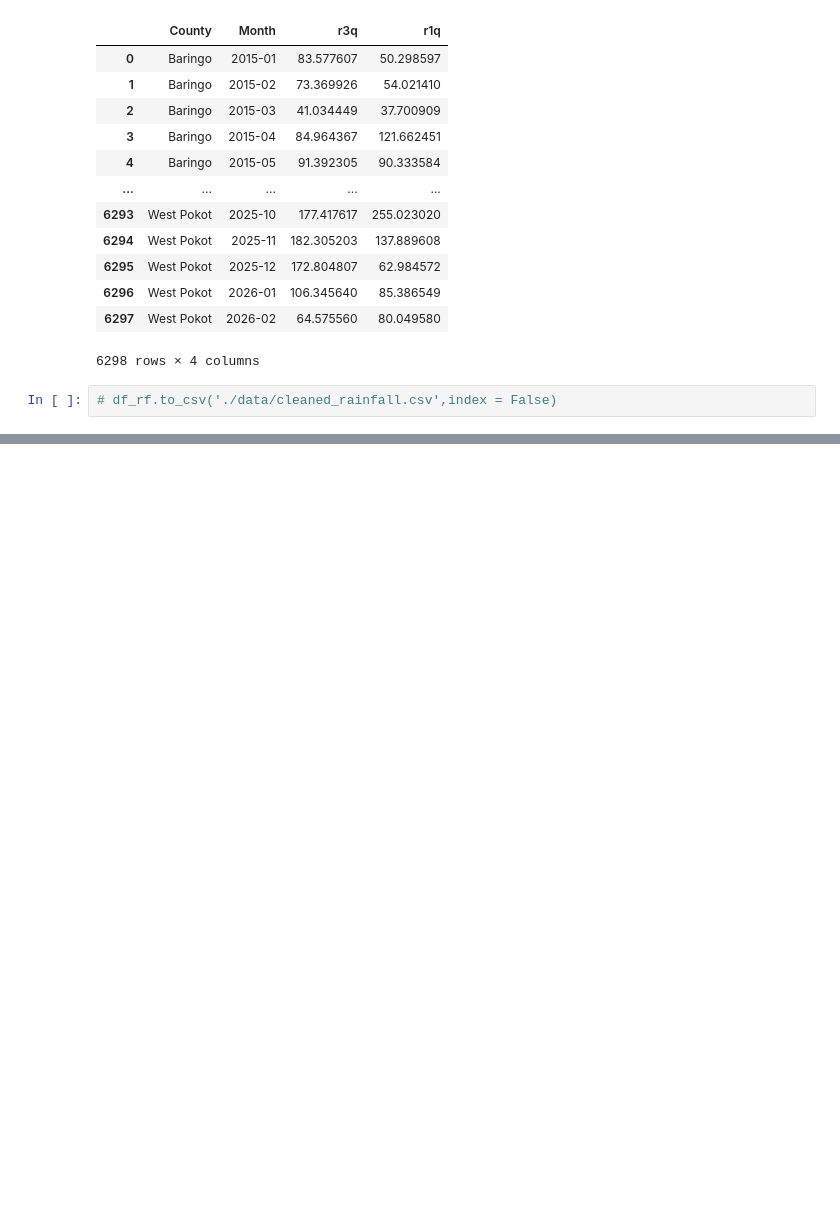
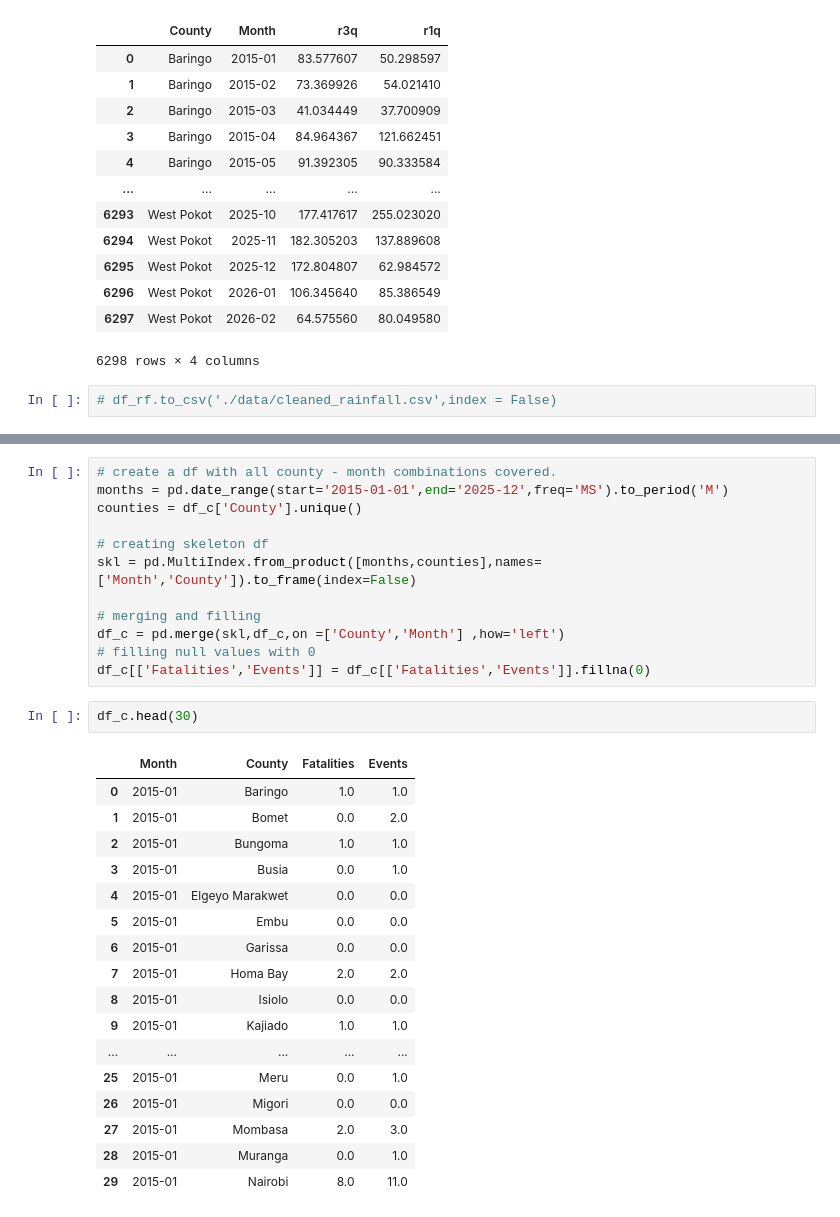
Before and after one commit to MrDenzy/PHASE-5-PROJECT---PREDICTING-FOOD-INSECURITY, a Jupyter notebook: notebooks/data_explore.ipynb, the cells around one changed output, grey strips where cells are left out. Saved outputs shown, nothing was run; the diff lists cells and outputs as text; blank space fills up the shorter version.

```diff
--- a/notebooks/data_explore.ipynb
+++ b/notebooks/data_explore.ipynb
@@ -1245,0 +1400,32 @@ df_rf
+# %%
+# create a df with all county - month combinations covered.
+months = pd.date_range(start='2015-01-01',end='2025-12',freq='MS').to_period('M')
+counties = df_c['County'].unique()
+
+# creating skeleton df
+skl = pd.MultiIndex.from_product([months,counties],names=['Month','County']).to_frame(index=False)
+
+# merging and filling
+df_c = pd.merge(skl,df_c,on =['County','Month'] ,how='left')
+# filling null values with 0
+df_c[['Fatalities','Events']] = df_c[['Fatalities','Events']].fillna(0)
+# %%
+df_c.head(30)
+# %% [output]
+|  | Month | County | Fatalities | Events |
+| 0 | 2015-01 | Baringo | 1.0 | 1.0 |
+| 1 | 2015-01 | Bomet | 0.0 | 2.0 |
+| 2 | 2015-01 | Bungoma | 1.0 | 1.0 |
+| 3 | 2015-01 | Busia | 0.0 | 1.0 |
+| 4 | 2015-01 | Elgeyo Marakwet | 0.0 | 0.0 |
+| 5 | 2015-01 | Embu | 0.0 | 0.0 |
+| 6 | 2015-01 | Garissa | 0.0 | 0.0 |
+| 7 | 2015-01 | Homa Bay | 2.0 | 2.0 |
+| 8 | 2015-01 | Isiolo | 0.0 | 0.0 |
+| 9 | 2015-01 | Kajiado | 1.0 | 1.0 |
+| ... | ... | ... | ... | ... |
+| 25 | 2015-01 | Meru | 0.0 | 1.0 |
+| 26 | 2015-01 | Migori | 0.0 | 0.0 |
+| 27 | 2015-01 | Mombasa | 2.0 | 3.0 |
+| 28 | 2015-01 | Muranga | 0.0 | 1.0 |
+| 29 | 2015-01 | Nairobi | 8.0 | 11.0 |
```
Also changed, not shown: parts of 16 cells of this notebook, 1 other file.
